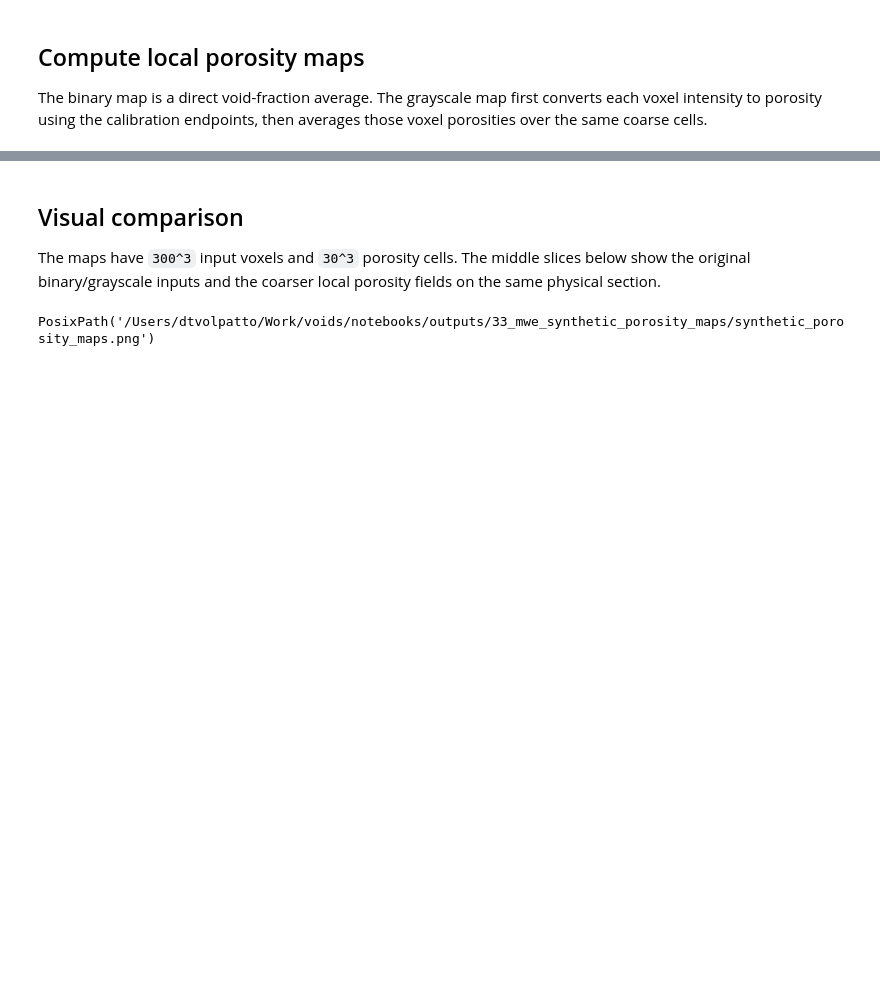
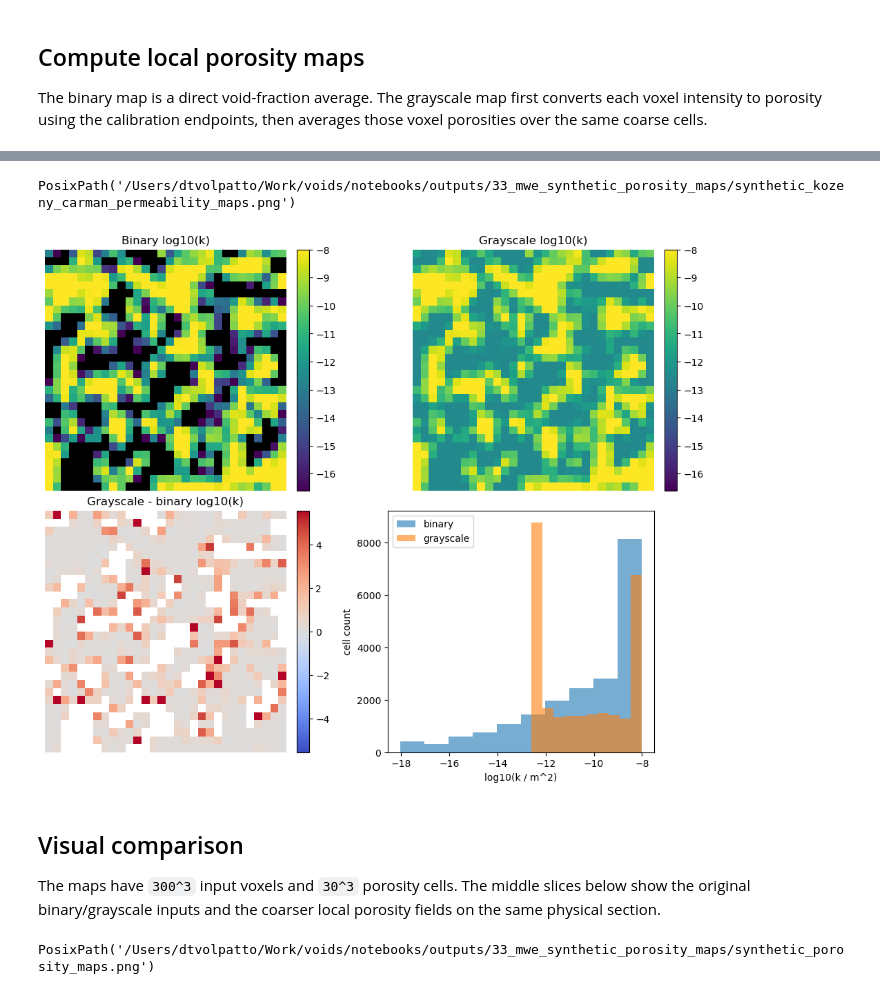
Before and after one commit to geomech-project/voids, a Jupyter notebook: notebooks/33_mwe_synthetic_porosity_maps.ipynb, the cells around one changed output, grey strips where cells are left out. Drawn from its saved outputs; the diff is of its cells as text; code cells hidden in the pictures; blank space fills up the shorter version.

```diff
--- a/notebooks/33_mwe_synthetic_porosity_maps.ipynb
+++ b/notebooks/33_mwe_synthetic_porosity_maps.ipynb
@@ -202,3 +271,80 @@ display(summary)
+# %%
+
+
+def _log10_positive(values: np.ndarray) -> np.ndarray:
+    log_values = np.full(values.shape, np.nan, dtype=float)
+    positive = np.isfinite(values) & (values > 0.0)
+    log_values[positive] = np.log10(values[positive])
+    return log_values
+
+
+binary_log_k = _log10_positive(binary_permeability.values)
+grayscale_log_k = _log10_positive(grayscale_permeability.values)
+mid_cell = binary_porosity.shape[0] // 2
+finite_log_k = np.concatenate(
+    [
+        binary_log_k[np.isfinite(binary_log_k)],
+        grayscale_log_k[np.isfinite(grayscale_log_k)],
+    ]
+)
+log_k_min, log_k_max = np.percentile(finite_log_k, [1.0, 99.0])
+
+k_cmap = plt.get_cmap("viridis").copy()
+k_cmap.set_bad(color="black")
+
+fig_k, axes = plt.subplots(2, 2, figsize=(10, 8), constrained_layout=True)
+
+im = axes[0, 0].imshow(
+    binary_log_k[mid_cell],
+    vmin=log_k_min,
+    vmax=log_k_max,
+    cmap=k_cmap,
+    origin="lower",
+)
+axes[0, 0].set_title("Binary log10(k)")
+axes[0, 0].set_axis_off()
+fig_k.colorbar(im, ax=axes[0, 0], fraction=0.046, pad=0.04)
+
+im = axes[0, 1].imshow(
+    grayscale_log_k[mid_cell],
+    vmin=log_k_min,
+    vmax=log_k_max,
+    cmap=k_cmap,
+    origin="lower",
+)
+axes[0, 1].set_title("Grayscale log10(k)")
+axes[0, 1].set_axis_off()
+fig_k.colorbar(im, ax=axes[0, 1], fraction=0.046, pad=0.04)
+
+log_k_delta = grayscale_log_k - binary_log_k
+delta_abs = np.nanpercentile(np.abs(log_k_delta), 99.0)
+im = axes[1, 0].imshow(
+    log_k_delta[mid_cell],
+    vmin=-delta_abs,
+    vmax=delta_abs,
+    cmap="coolwarm",
+    origin="lower",
+)
+axes[1, 0].set_title("Grayscale - binary log10(k)")
+axes[1, 0].set_axis_off()
+fig_k.colorbar(im, ax=axes[1, 0], fraction=0.046, pad=0.04)
+
+axes[1, 1].hist(binary_log_k[np.isfinite(binary_log_k)], alpha=0.6, label="binary")
+axes[1, 1].hist(
+    grayscale_log_k[np.isfinite(grayscale_log_k)],
+    alpha=0.6,
+    label="grayscale",
+)
+axes[1, 1].set_xlabel("log10(k / m^2)")
+axes[1, 1].set_ylabel("cell count")
+axes[1, 1].legend()
+
+permeability_figure_path = output_dir / "synthetic_kozeny_carman_permeability_maps.png"
+fig_k.savefig(permeability_figure_path, dpi=180)
+permeability_figure_path
+# %% [output]
+PosixPath('/Users/dtvolpatto/Work/voids/notebooks/outputs/33_mwe_synthetic_porosity_maps/synthetic_kozeny_carman_permeability_maps.png')
+[figure, added]
 # %% [markdown]
 ## Visual comparison
 
```
Also changed, not shown: parts of 12 cells of this notebook, 3 other files.
